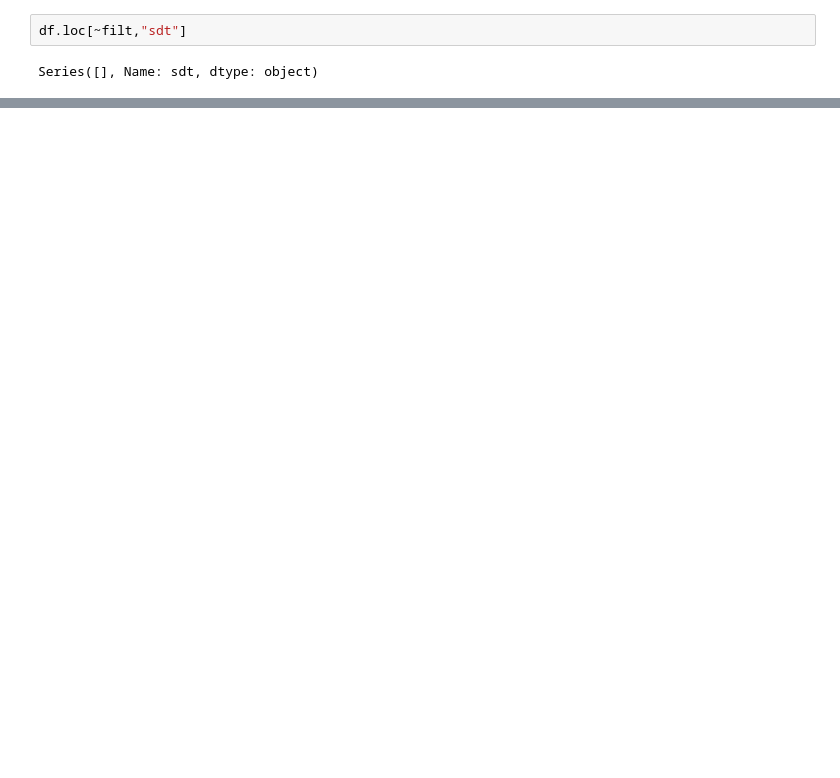
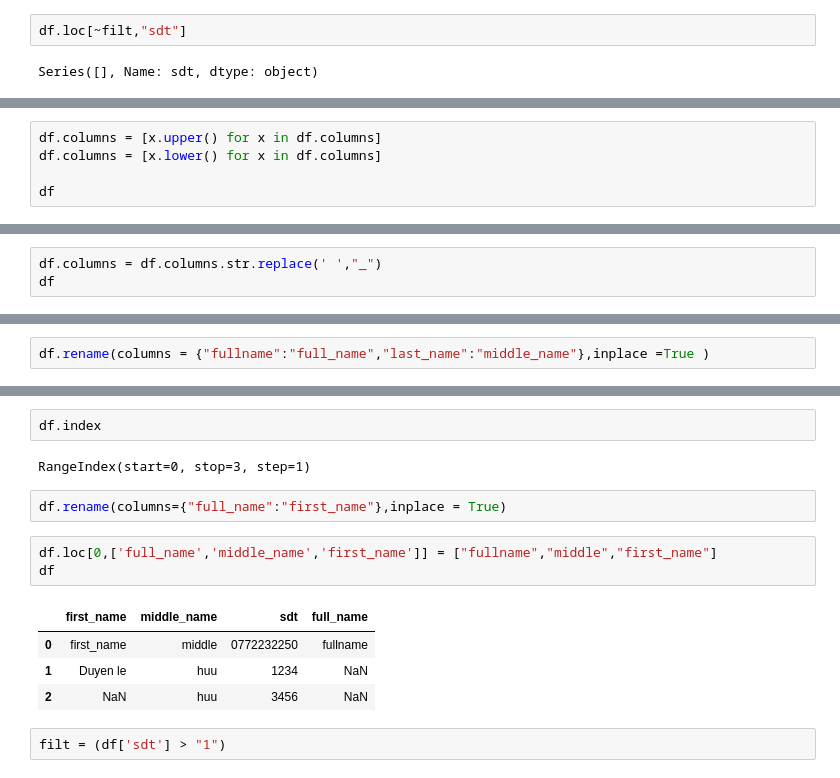
Before and after one commit to lehuuduyen/python-data, a Jupyter notebook: dataframe loc Iloc.ipynb, the cells around one changed output, grey strips where cells are left out. Drawn from its saved outputs; the diff is of its cells as text; blank space fills up the shorter version.

```diff
--- a/dataframe loc Iloc.ipynb
+++ b/dataframe loc Iloc.ipynb
@@ -109,0 +113,5 @@ Series([], Name: sdt, dtype: object)
+# %%
+df.columns = [x.upper() for x in df.columns]
+df.columns = [x.lower() for x in df.columns]
+
+df
@@ -109,0 +123,3 @@ Series([], Name: sdt, dtype: object)
+# %%
+df.columns = df.columns.str.replace(' ',"_")
+df
@@ -109,0 +131,2 @@ Series([], Name: sdt, dtype: object)
+# %%
+df.rename(columns = {"fullname":"full_name","last_name":"middle_name"},inplace =True )
@@ -109,0 +140,16 @@ Series([], Name: sdt, dtype: object)
+# %%
+df.index
+# %% [output]
+RangeIndex(start=0, stop=3, step=1)
+# %%
+df.rename(columns={"full_name":"first_name"},inplace = True)
+# %%
+df.loc[0,['full_name','middle_name','first_name']] = ["fullname","middle","first_name"]
+df
+# %% [output]
+|  | first_name | middle_name | sdt | full_name |
+| 0 | first_name | middle | 0772232250 | fullname |
+| 1 | Duyen le | huu | 1234 | NaN |
+| 2 | NaN | huu | 3456 | NaN |
+# %%
+filt = (df['sdt'] > "1")
```
Also changed, not shown: parts of 16 cells of this notebook, 1 other file.
